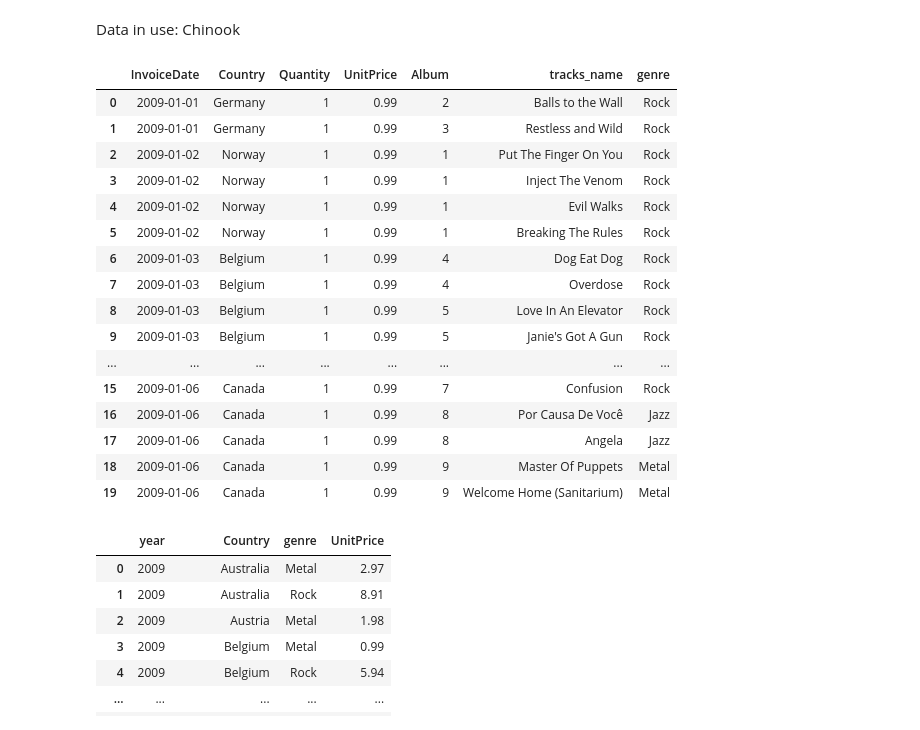
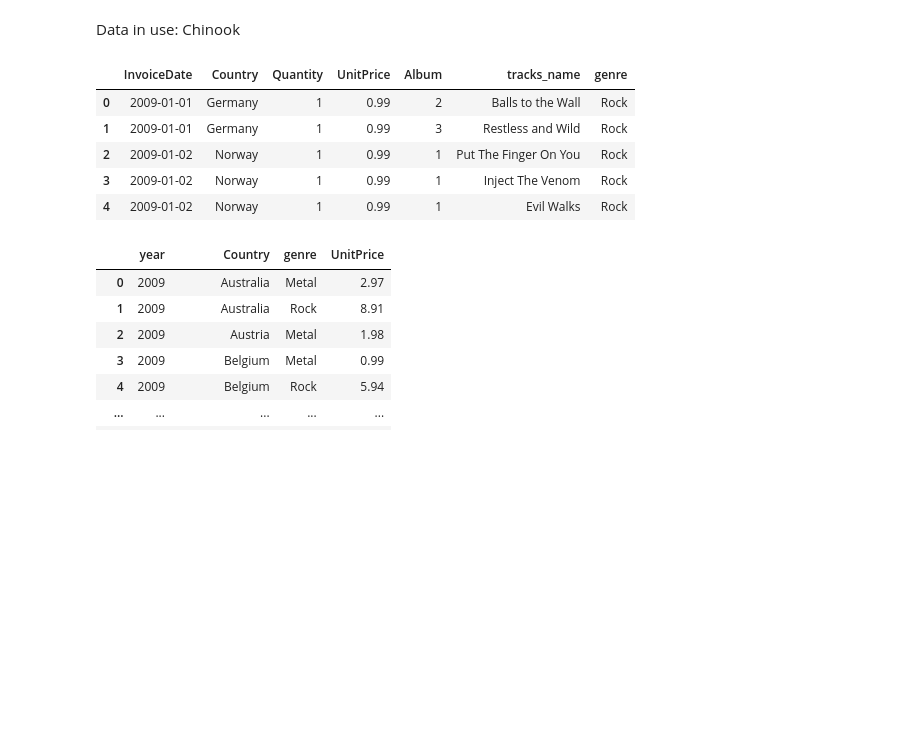
Before and after one commit to dinnah88/capsapi, a Jupyter notebook: capstone-api.ipynb, the cells around one changed output. Drawn from its saved outputs; the diff is of its cells as text; code cells hidden in the pictures; blank space fills up the shorter version.

```diff
--- a/capstone-api.ipynb
+++ b/capstone-api.ipynb
@@ -13,39 +15,30 @@ import pandas as pd
 
 conn = sqlite3.connect("data/chinook.db")
 # %%
+# bind 4 tables: invoice, invoice_items, tracks, genres.
+
 data = pd.read_sql_query("""SELECT invoices.InvoiceDate,
                                 invoices.BillingCountry as Country,
                                 invoice_items.Quantity,
                                 invoice_items.UnitPrice,
                                 tracks.AlbumId as Album,
                                 tracks.Name as tracks_name,
                                 genres.Name as genre
                                 FROM invoice_items
                                 LEFT JOIN invoices
                                 ON invoices.InvoiceId = invoice_items.InvoiceId
                                 LEFT JOIN tracks
                                 ON tracks.TrackId = invoice_items.TrackId
                                 LEFT JOIN genres
                                 ON tracks.GenreId = genres.GenreId
                                 """,
                               conn, parse_dates = 'InvoiceDate')
-data.head(20)
+data.head()
 # %% [output]
 |  | InvoiceDate | Country | Quantity | UnitPrice | Album | tracks_name | genre |
 | 0 | 2009-01-01 | Germany | 1 | 0.99 | 2 | Balls to the Wall | Rock |
 | 1 | 2009-01-01 | Germany | 1 | 0.99 | 3 | Restless and Wild | Rock |
 | 2 | 2009-01-02 | Norway | 1 | 0.99 | 1 | Put The Finger On You | Rock |
 | 3 | 2009-01-02 | Norway | 1 | 0.99 | 1 | Inject The Venom | Rock |
 | 4 | 2009-01-02 | Norway | 1 | 0.99 | 1 | Evil Walks | Rock |
-| 5 | 2009-01-02 | Norway | 1 | 0.99 | 1 | Breaking The Rules | Rock |
-| 6 | 2009-01-03 | Belgium | 1 | 0.99 | 4 | Dog Eat Dog | Rock |
-| 7 | 2009-01-03 | Belgium | 1 | 0.99 | 4 | Overdose | Rock |
-| 8 | 2009-01-03 | Belgium | 1 | 0.99 | 5 | Love In An Elevator | Rock |
-| 9 | 2009-01-03 | Belgium | 1 | 0.99 | 5 | Janie's Got A Gun | Rock |
-| ... | ... | ... | ... | ... | ... | ... | ... |
-| 15 | 2009-01-06 | Canada | 1 | 0.99 | 7 | Confusion | Rock |
-| 16 | 2009-01-06 | Canada | 1 | 0.99 | 8 | Por Causa De Você | Jazz |
-| 17 | 2009-01-06 | Canada | 1 | 0.99 | 8 | Angela | Jazz |
-| 18 | 2009-01-06 | Canada | 1 | 0.99 | 9 | Master Of Puppets | Metal |
-| 19 | 2009-01-06 | Canada | 1 | 0.99 | 9 | Welcome Home (Sanitarium) | Metal |
 # %%
```
Also changed, not shown: parts of 4 cells of this notebook, 1 other file.
